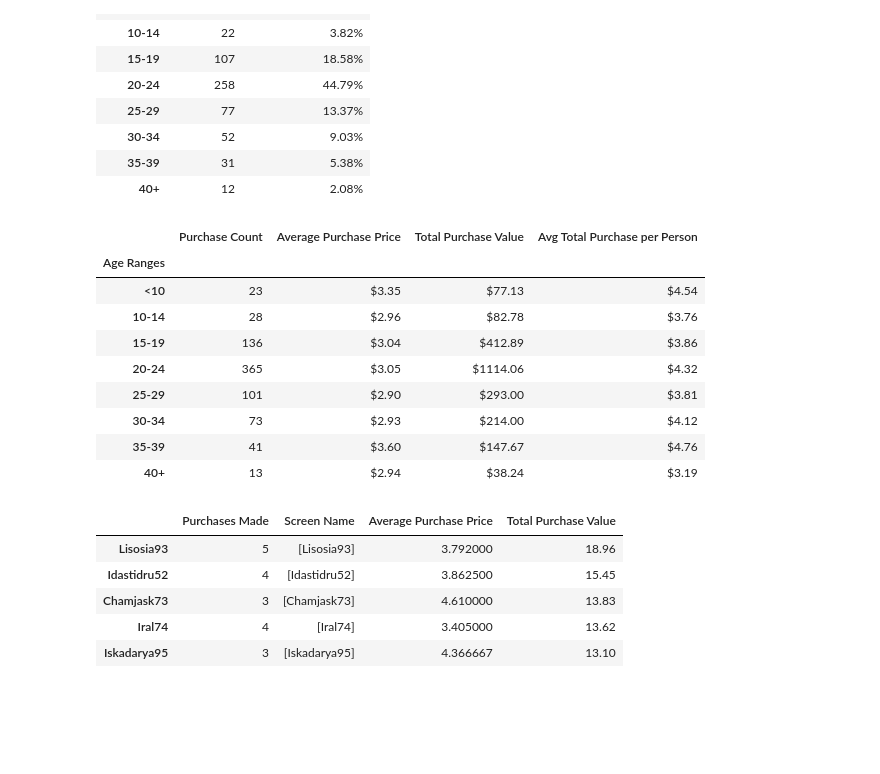
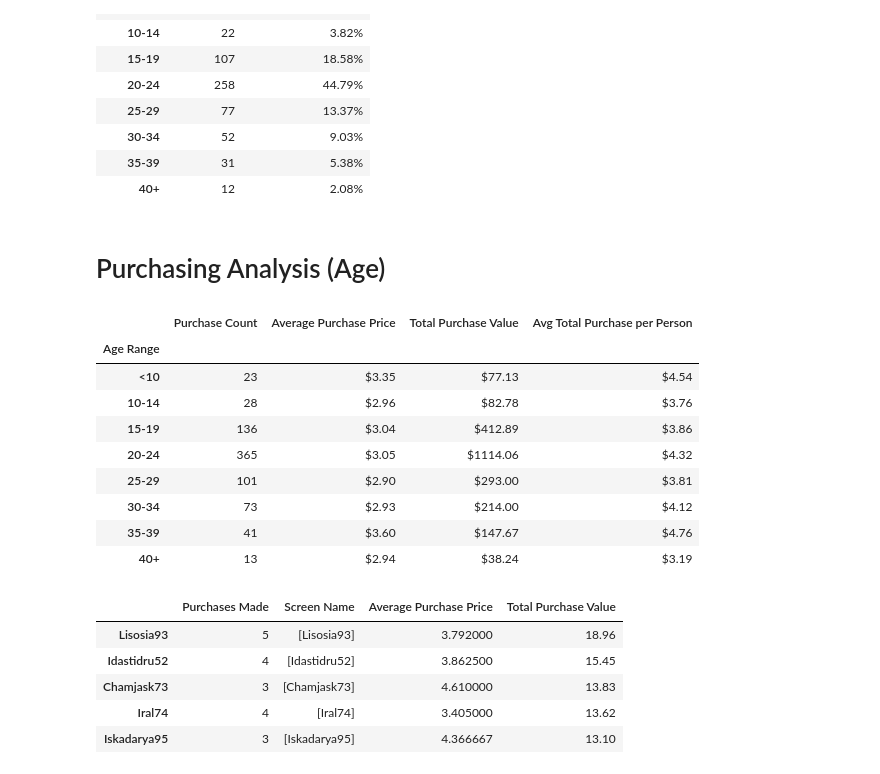
Before and after one commit to IIVIIIII/Heroes_of_Pymoli, a Jupyter notebook: HeroesOfPymoli/HeroesOfPymoli.ipynb, the cells around one changed output. Saved outputs shown, nothing was run; the diff lists cells and outputs as text; code cells hidden in the pictures; blank space fills up the shorter version.

Commit message:
updated format for age range purchase analysis

```diff
--- a/HeroesOfPymoli/HeroesOfPymoli.ipynb
+++ b/HeroesOfPymoli/HeroesOfPymoli.ipynb
@@ -172,9 +172,10 @@ age_df.set_index("Age Range")
 | 30-34 | 52 | 9.03% |
 | 35-39 | 31 | 5.38% |
 | 40+ | 12 | 2.08% |
+# %% [markdown]
+# Purchasing Analysis (Age)
 # %%
-# Purchasing Analysis (Age)
-
+# calculate number of purchases made by each age group
 to_10_purchase_count = to_10_df["Purchase ID"].count()
 to_14_purchase_count = to_14_df["Purchase ID"].count()
 to_19_purchase_count = to_19_df["Purchase ID"].count()
@@ -184,42 +185,48 @@ to_34_purchase_count = to_34_df["Purchase ID"].count()
 to_39_purchase_count = to_39_df["Purchase ID"].count()
 over_39_purchase_count = over_39_df["Purchase ID"].count()
 
+# calculate average price of item purchased by each age group
 to_10_purchase_avg = to_10_df["Price"].mean()
 to_14_purchase_avg = to_14_df["Price"].mean()
 to_19_purchase_avg = to_19_df["Price"].mean()
 to_24_purchase_avg = to_24_df["Price"].mean()
 to_29_purchase_avg = to_29_df["Price"].mean()
 to_34_purchase_avg = to_34_df["Price"].mean()
 to_39_purchase_avg = to_39_df["Price"].mean()
 over_39_purchase_avg = over_39_df["Price"].mean()
 
+# calculate total cost of purchases made by each age group
 to_10_purchase_sum = to_10_df["Price"].sum()
 to_14_purchase_sum = to_14_df["Price"].sum()
 to_19_purchase_sum = to_19_df["Price"].sum()
 to_24_purchase_sum = to_24_df["Price"].sum()
 to_29_purchase_sum = to_29_df["Price"].sum()
 to_34_purchase_sum = to_34_df["Price"].sum()
 to_39_purchase_sum = to_39_df["Price"].sum()
 over_39_purchase_sum = over_39_df["Price"].sum()
 
+# calculate how much money on average an individual from each gender spends in total on items
 avg_individual_to_10_purchase_sum = to_10_purchase_sum/to_10_count
 avg_individual_to_14_purchase_sum = to_14_purchase_sum/to_14_count
 avg_individual_to_19_purchase_sum = to_19_purchase_sum/to_19_count
 avg_individual_to_24_purchase_sum = to_24_purchase_sum/to_24_count
 avg_individual_to_29_purchase_sum = to_29_purchase_sum/to_29_count
 avg_individual_to_34_purchase_sum = to_34_purchase_sum/to_34_count
 avg_individual_to_39_purchase_sum = to_39_purchase_sum/to_39_count
 avg_individual_over_39_purchase_sum = over_39_purchase_sum/over_39_count
 
-age_stuff_df = pd.DataFrame({"Age Ranges": ["<10", "10-14", "15-19", "20-24", "25-29", "30-34", "35-39", "40+"],
+# create dataframe with calculated totals
+age_stuff_df = pd.DataFrame({"Age Range": ["<10", "10-14", "15-19", "20-24", "25-29", "30-34", "35-39", "40+"],
               "Purchase Count": [to_10_purchase_count, to_14_purchase_count, to_19_purchase_count,to_24_purchase_count, to_29_purchase_count, to_34_purchase_count, to_39_purchase_count, over_39_purchase_count],
               "Average Purchase Price": ["${:.2f}".format(to_10_purchase_avg), "${:.2f}".format(to_14_purchase_avg), "${:.2f}".format(to_19_purchase_avg), "${:.2f}".format(to_24_purchase_avg), "${:.2f}".format(to_29_purchase_avg), "${:.2f}".format(to_34_purchase_avg), "${:.2f}".format(to_39_purchase_avg), "${:.2f}".format(over_39_purchase_avg)],
               "Total Purchase Value": ["${:.2f}".format(to_10_purchase_sum), "${:.2f}".format(to_14_purchase_sum), "${:.2f}".format(to_19_purchase_sum), "${:.2f}".format(to_24_purchase_sum), "${:.2f}".format(to_29_purchase_sum), "${:.2f}".format(to_34_purchase_sum), "${:.2f}".format(to_39_purchase_sum), "${:.2f}".format(over_39_purchase_sum)],
               "Avg Total Purchase per Person": ["${:.2f}".format(avg_individual_to_10_purchase_sum), "${:.2f}".format(avg_individual_to_14_purchase_sum), "${:.2f}".format(avg_individual_to_19_purchase_sum), "${:.2f}".format(avg_individual_to_24_purchase_sum), "${:.2f}".format(avg_individual_to_29_purchase_sum), "${:.2f}".format(avg_individual_to_34_purchase_sum), "${:.2f}".format(avg_individual_to_39_purchase_sum), "${:.2f}".format(avg_individual_over_39_purchase_sum)]})
-age_stuff_df.set_index("Age Ranges")
+
+# set "Age Range" as index of dataframe
+age_stuff_df.set_index("Age Range")
 # %% [output]
 |  | Purchase Count | Average Purchase Price | Total Purchase Value | Avg Total Purchase per Person |
-| Age Ranges |  |  |  |  |
+| Age Range |  |  |  |  |
 | <10 | 23 | $3.35 | $77.13 | $4.54 |
 | 10-14 | 28 | $2.96 | $82.78 | $3.76 |
 | 15-19 | 136 | $3.04 | $412.89 | $3.86 |
```
Also changed, not shown: parts of 1 cell of this notebook.
